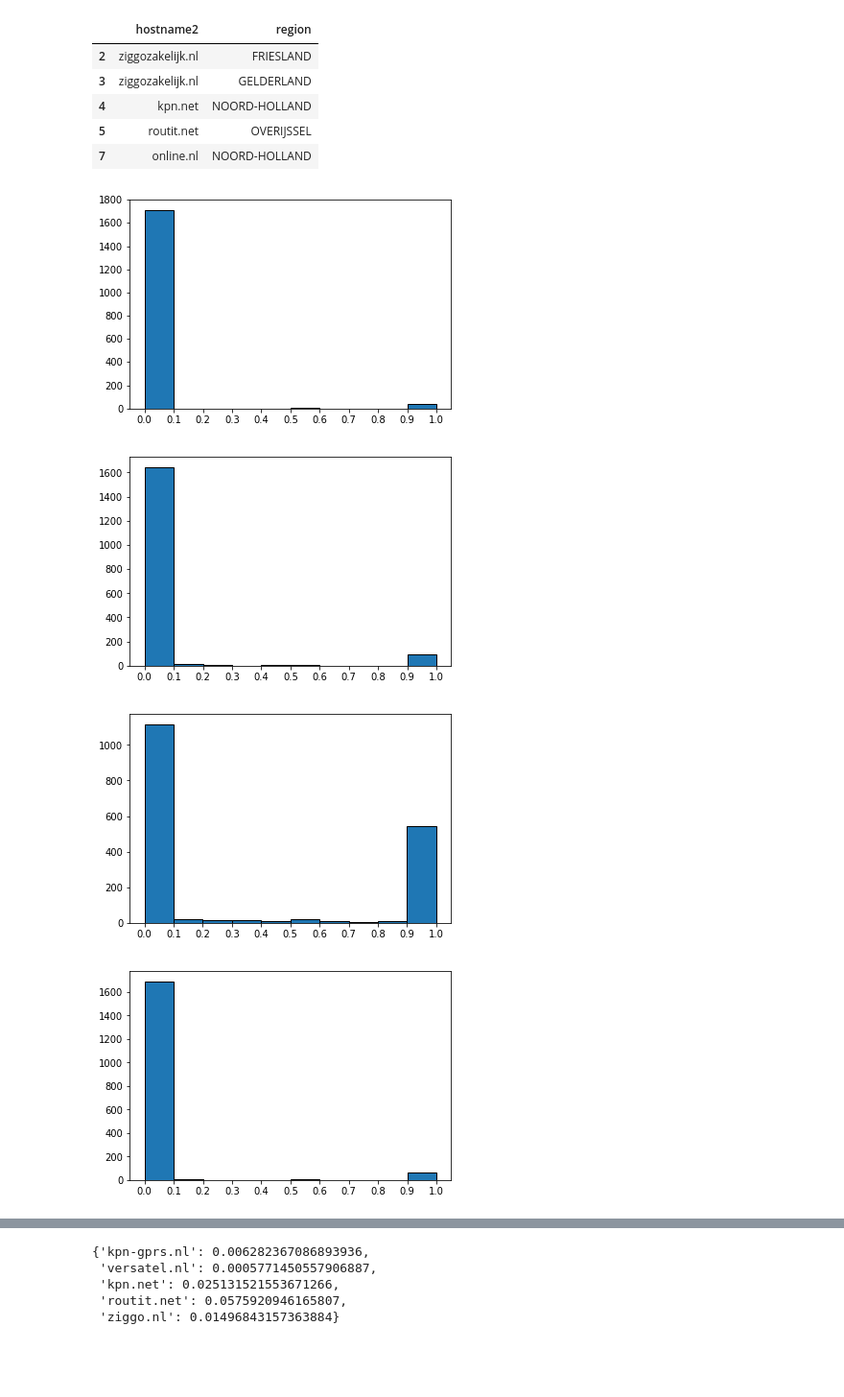
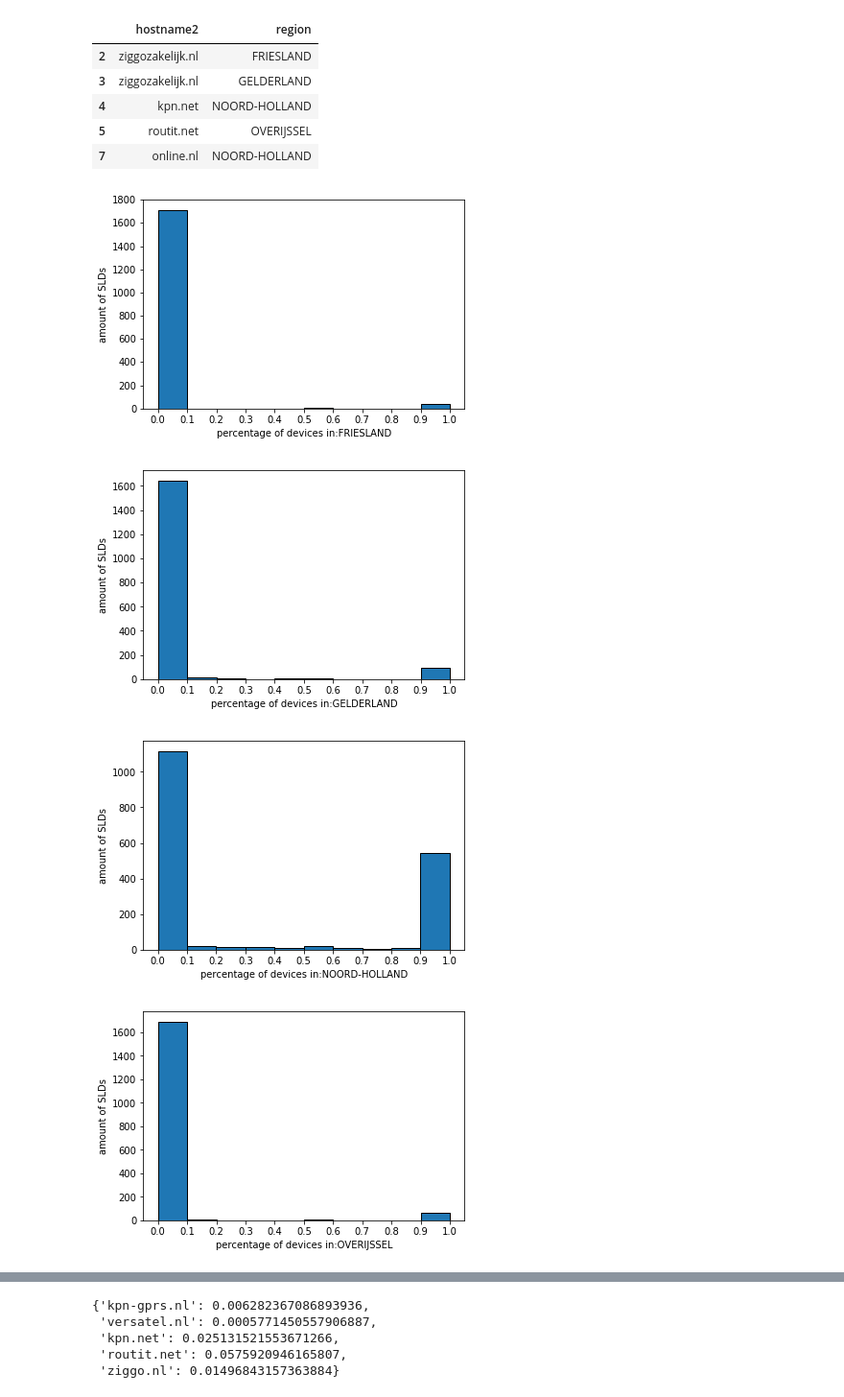
Before and after one commit to thechib12/EOS_telnet, a Jupyter notebook: code/block_4/EoS Block 4 Christiaan & Calvin.ipynb, the cells around one changed output, grey strips where cells are left out. Shown at 96% size. Cells and saved outputs as stored; diff of their text form; code cells hidden in the pictures; blank space fills up the shorter version.

```diff
--- a/code/block_4/EoS Block 4 Christiaan & Calvin.ipynb
+++ b/code/block_4/EoS Block 4 Christiaan & Calvin.ipynb
@@ -117,24 +113,25 @@ df3.head(5)
 # %%
 regions = ['FRIESLAND', 'GELDERLAND', 'NOORD-HOLLAND', 'OVERIJSSEL','ZEELAND', 'ZUID-HOLLAND', 'FLEVOLAND', 'UTRECHT', 'DRENTHE','NOORD-BRABANT', 'LIMBURG', 'NETHERLANDS', 'GRONINGEN']
 
 for  region in regions:
     test = df3.groupby(['hostname2']).agg(percentage_in_region = pd.NamedAgg(column='region', aggfunc= lambda x : int((x == region).sum()) / int(len(x)))).reset_index()
 
 
 
     bins= [0,0.1,0.2,0.3,0.4,0.5,0.6,0.7,0.8,0.9,1]
     plt.hist(test.percentage_in_region.values, bins=bins, edgecolor="k")
     plt.xticks(bins)
-    plt.xlabel('percentage of devices in:' + )
+    plt.xlabel('percentage of devices in:' + region)
+    plt.ylabel('amount of SLDs')
 
     plt.show()
 
 # hosts = ['kpn-gprs.nl', 'versatel.nl', 'kpn.net', 'routit.net', 'ziggo.nl']
 
 # for host in hosts:
 #     print(test[test.hostname2 == host])
 # %% [output]
-[figure, old version]
+[figure, new version]
-[figure, old version]
+[figure, new version]
-[figure, old version]
+[figure, new version]
-[figure, old version]
+[figure, new version]
```
Also changed, not shown: parts of 3 cells of this notebook.
